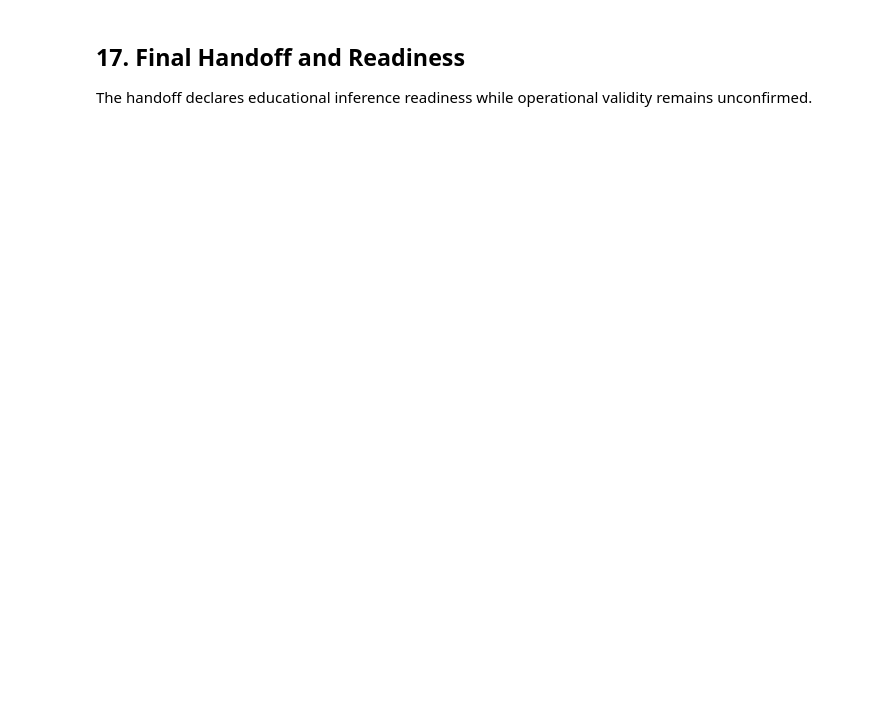
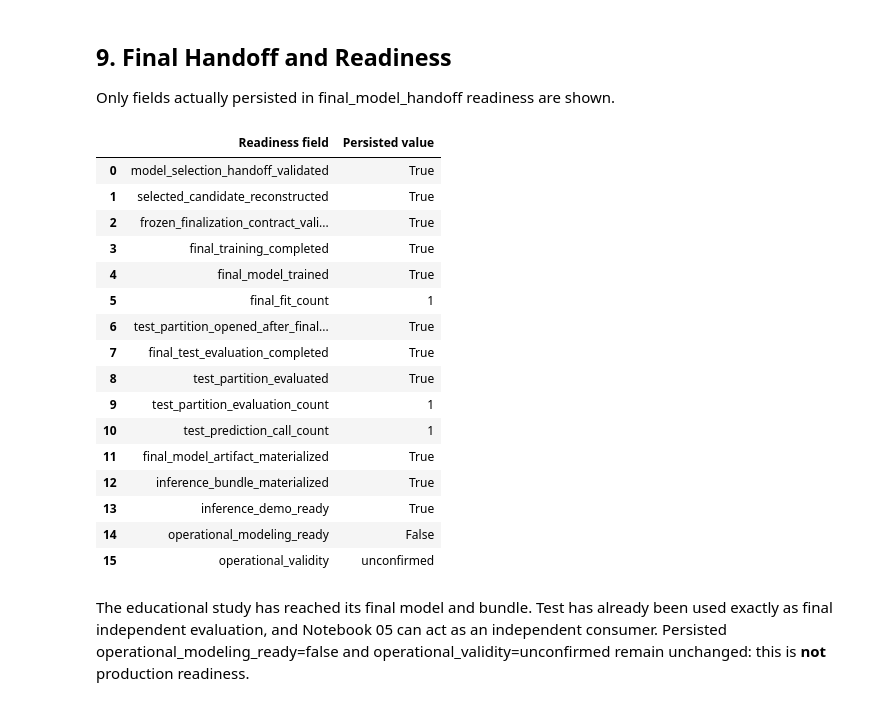
Before and after one commit to FabioAguiar/dataset-study-concrete-compressives-strength, a Jupyter notebook: notebooks/04_final_model_and_bundle.ipynb, the cells around one changed output. Drawn from its saved outputs; the diff is of its cells as text; code cells hidden in the pictures; blank space fills up the shorter version.

```diff
--- a/notebooks/04_final_model_and_bundle.ipynb
+++ b/notebooks/04_final_model_and_bundle.ipynb
@@ -73,0 +122,21 @@ The same public loaders are used by a separate validation process; SHA verificat
+# %%
+finalization_result = run_regression_finalization(
+    project_root=PROJECT_ROOT, model_selection_handoff_path=SELECTION_HANDOFF, output_directory=OUTPUT_DIR,
+)
+manifest = load_and_validate_final_model_manifest(project_root=PROJECT_ROOT, manifest_path=OUTPUT_DIR / 'final-model-manifest.json')
+test_evidence = load_and_validate_final_test_evidence(project_root=PROJECT_ROOT, evidence_path=OUTPUT_DIR / 'final-test-evidence.json')
+bundle = load_and_validate_inference_bundle(project_root=PROJECT_ROOT, bundle_path=OUTPUT_DIR / 'inference-bundle.json')
+final_handoff = load_and_validate_final_model_handoff(project_root=PROJECT_ROOT, handoff_path=OUTPUT_DIR / 'final-model-handoff.json')
+evidence_rows = [
+ ('Artifact set status', finalization_result.get('status')),
+ ('Final fit count in this call', finalization_result.get('final_fit_count')),
+ ('Test parse/access count in this call', finalization_result.get('test_parse_count')),
+ ('Test prediction count in this call', finalization_result.get('test_predict_count')),
+ ('Persisted test evaluation count', finalization_result.get('test_evaluation_count', manifest.get('test_evaluation_count'))),
+ ('Serialization roundtrip verified', finalization_result.get('roundtrip_verified')),
+ ('Model state fingerprint', finalization_result.get('model_state_fingerprint', bundle.get('model_state_fingerprint'))),
+ ('No post-test adjustment', test_evidence.get('no_post_test_adjustment')),
+]
+display(pd.DataFrame([(k, v) for k, v in evidence_rows if v is not None], columns=['Execution evidence', 'Runner / persisted value']))
+counts = manifest['frozen_finalization_contract']['training_row_counts']
+display(pd.DataFrame([('Train', counts['train']), ('Validation', counts['validation']), ('Final training (train + validation)', manifest['training_row_count']), ('Test', test_evidence['row_count'])], columns=['Partition', 'Rows']))
@@ -79,3 +261,28 @@ trusted_pipeline = load_trusted_pipeline_from_bundle(project_root=PROJECT_ROOT,
-# %% [markdown]
-## 17. Final Handoff and Readiness
-The handoff declares educational inference readiness while operational validity remains unconfirmed.
+# %% [markdown]
+## 9. Final Handoff and Readiness
+
+Only fields actually persisted in final_model_handoff readiness are shown.
+# %%
+readiness = final_handoff['readiness']
+readiness_fields = ['model_selection_handoff_validated','selected_candidate_reconstructed','frozen_finalization_contract_validated','final_training_completed','final_model_trained','final_fit_count','test_partition_opened_after_final_fit','final_test_evaluation_completed','test_partition_evaluated','test_partition_evaluation_count','test_prediction_call_count','final_model_artifact_materialized','inference_bundle_materialized','inference_demo_ready','operational_modeling_ready','operational_validity']
+display(pd.DataFrame([(field, readiness[field]) for field in readiness_fields if field in readiness], columns=['Readiness field','Persisted value']))
+# %% [output]
+|  | Readiness field | Persisted value |
+| 0 | model_selection_handoff_validated | True |
+| 1 | selected_candidate_reconstructed | True |
+| 2 | frozen_finalization_contract_vali... | True |
+| 3 | final_training_completed | True |
+| 4 | final_model_trained | True |
+| 5 | final_fit_count | 1 |
+| 6 | test_partition_opened_after_final... | True |
+| 7 | final_test_evaluation_completed | True |
+| 8 | test_partition_evaluated | True |
+| 9 | test_partition_evaluation_count | 1 |
+| 10 | test_prediction_call_count | 1 |
+| 11 | final_model_artifact_materialized | True |
+| 12 | inference_bundle_materialized | True |
+| 13 | inference_demo_ready | True |
+| 14 | operational_modeling_ready | False |
+| 15 | operational_validity | unconfirmed |
+# %% [markdown]
+The educational study has reached its final model and bundle. Test has already been used exactly as final independent evaluation, and Notebook 05 can act as an independent consumer. Persisted operational_modeling_ready=false and operational_validity=unconfirmed remain unchanged: this is **not** production readiness.
```
Also changed, not shown: parts of 19 cells of this notebook.
